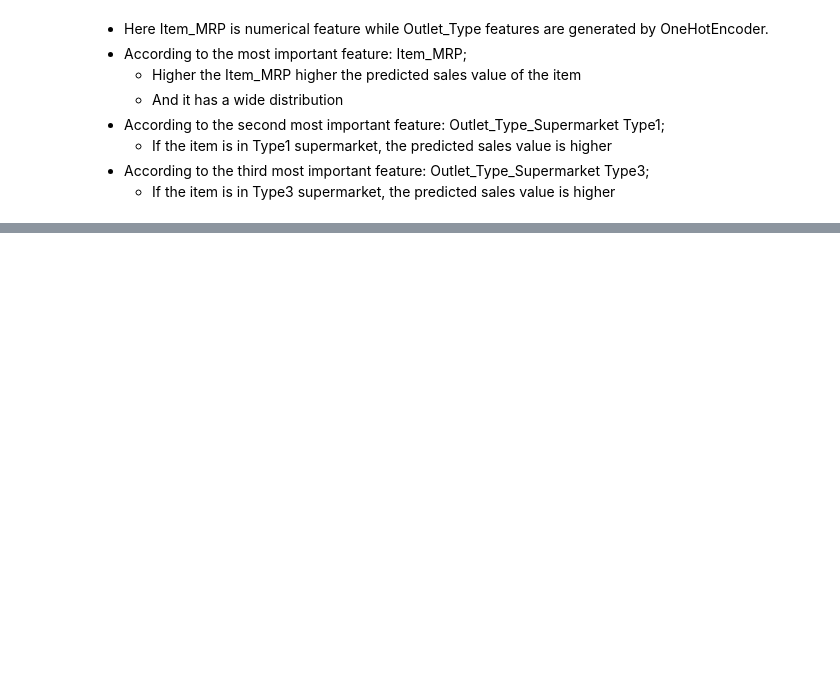
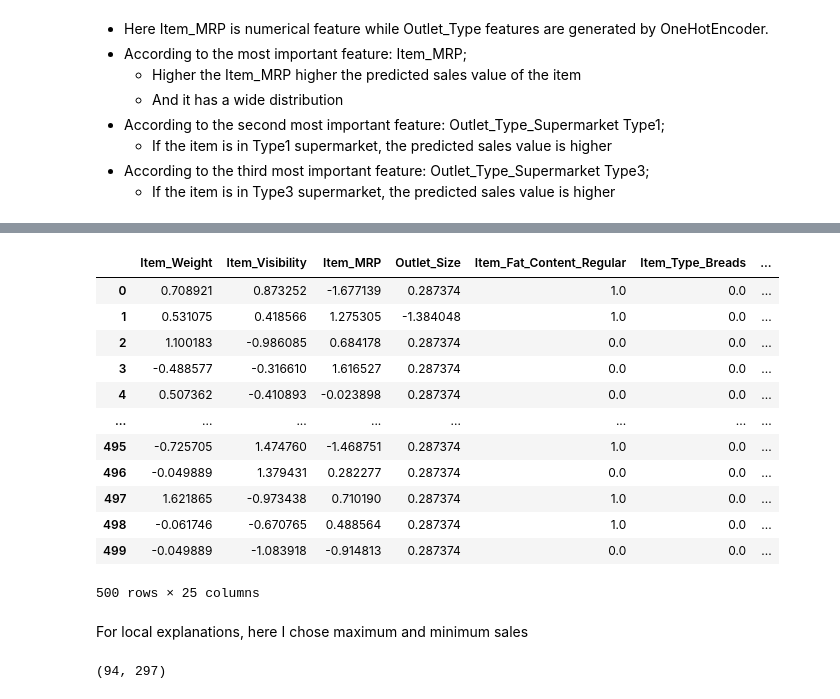
Before and after one commit to sheha919/Coding-Dojo-Project1, a Jupyter notebook: Explaining Models with Shap.ipynb, the cells around one changed output, grey strips where cells are left out. Drawn from its saved outputs; the diff is of its cells as text; code cells hidden in the pictures; blank space fills up the shorter version.

Commit message:
add local explanations

```diff
--- a/Explaining Models with Shap.ipynb
+++ b/Explaining Models with Shap.ipynb
@@ -144,0 +168,29 @@ No data for colormapping provided via 'c'. Parameters 'vmin', 'vmax' will be ign
+# %%
+X_shap_local = X_shap.reset_index(drop = True)
+y_shap_local =  y_shap.reset_index(drop = True)
+# %%
+X_shap_local
+# %% [output]
+|  | Item_Weight | Item_Visibility | Item_MRP | Outlet_Size | Item_Fat_Content_Regular | Item_Type_Breads | ... |
+| 0 | 0.708921 | 0.873252 | -1.677139 | 0.287374 | 1.0 | 0.0 | ... |
+| 1 | 0.531075 | 0.418566 | 1.275305 | -1.384048 | 1.0 | 0.0 | ... |
+| 2 | 1.100183 | -0.986085 | 0.684178 | 0.287374 | 0.0 | 0.0 | ... |
+| 3 | -0.488577 | -0.316610 | 1.616527 | 0.287374 | 0.0 | 0.0 | ... |
+| 4 | 0.507362 | -0.410893 | -0.023898 | 0.287374 | 0.0 | 0.0 | ... |
+| ... | ... | ... | ... | ... | ... | ... | ... |
+| 495 | -0.725705 | 1.474760 | -1.468751 | 0.287374 | 1.0 | 0.0 | ... |
+| 496 | -0.049889 | 1.379431 | 0.282277 | 0.287374 | 0.0 | 0.0 | ... |
+| 497 | 1.621865 | -0.973438 | 0.710190 | 0.287374 | 1.0 | 0.0 | ... |
+| 498 | -0.061746 | -0.670765 | 0.488564 | 0.287374 | 1.0 | 0.0 | ... |
+| 499 | -0.049889 | -1.083918 | -0.914813 | 0.287374 | 0.0 | 0.0 | ... |
+500 rows × 25 columns
+# %% [markdown]
+For local explanations, here I chose maximum and minimum sales
+# %%
+#extrating the index of maximum and minimum target (sales)
+idx_max_y = y_shap_local.idxmax()
+idx_min_y = y_shap_local.idxmin()
+
+idx_max_y, idx_min_y
+# %% [output]
+(94, 297)
```
Also changed, not shown: parts of 19 cells of this notebook, 3 other files.
